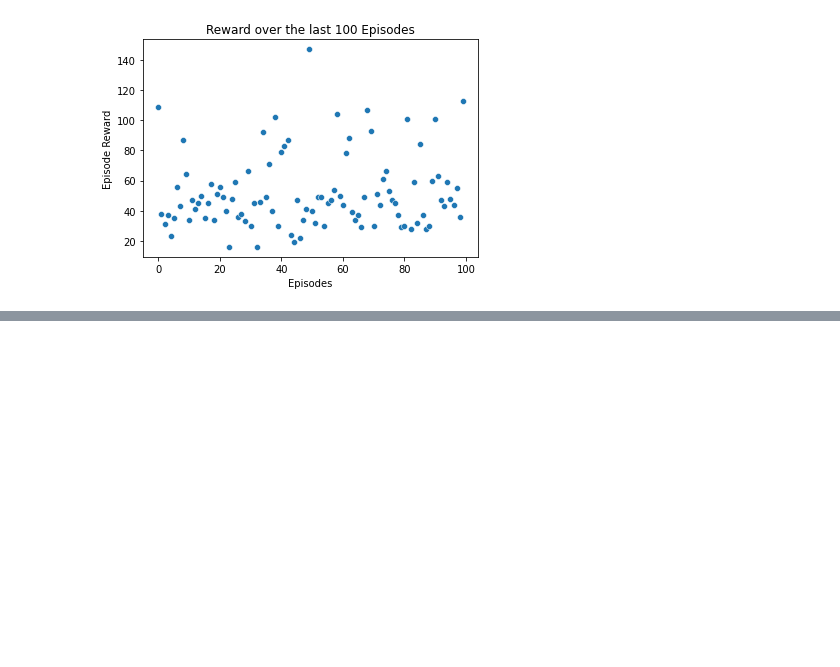
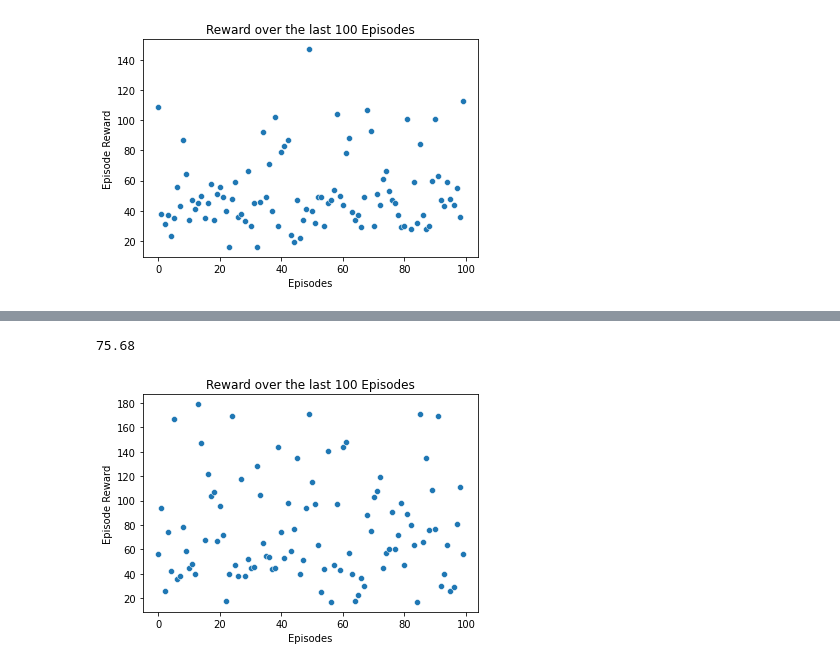
Before and after one commit to stefanbschneider/old-blog, a Jupyter notebook: _notebooks/2021-11-16-rl-self-attention.ipynb, the cells around one changed output, grey strips where cells are left out. Drawn from its saved outputs; the diff is of its cells as text; code cells hidden in the pictures; blank space fills up the shorter version.

Commit message:
extend description; try lstm and attention with stacked obs

```diff
--- a/_notebooks/2021-11-16-rl-self-attention.ipynb
+++ b/_notebooks/2021-11-16-rl-self-attention.ipynb
@@ -289,15 +319,17 @@ Use Gym's `FrameStack` to automatically stack the last x frames.
 # %%
 from gym.wrappers import FrameStack
+
+NUM_FRAMES = 4
 
 # stateless CartPole --> only 2 observations: position of cart & angle of pole (not: velocity of cart or pole)
 env = StatelessCartPole()
 print(f"Shape of observation space (stateless CartPole): {env.observation_space.shape}")
 
-# stack last 10 observations into sequence --> 10x2
-env_stacked = FrameStack(env, 10)
+# stack last n observations into sequence --> n x 2
+env_stacked = FrameStack(env, NUM_FRAMES)
 print(f"Shape of observation space (stacked stateless CartPole): {env_stacked.observation_space.shape}")
 
 # register env for RLlib
-registry.register_env("StackedStatelessCartPole", lambda _: FrameStack(StatelessCartPole(), 10))
+registry.register_env("StackedStatelessCartPole", lambda _: FrameStack(StatelessCartPole(), NUM_FRAMES))
 # %% [output]
 Shape of observation space (stateless CartPole): (2,)
@@ -381,0 +464,19 @@ Also see the corresponding RLlib example: https://github.com/ray-project/ray/blo
+# %%
+#collapse-output
+
+from ray.rllib.examples.models.trajectory_view_utilizing_models import FrameStackingCartPoleModel
+from ray.rllib.models.catalog import ModelCatalog
+
+ModelCatalog.register_custom_model("stacking_model", FrameStackingCartPoleModel)
+
+config3a2 = ppo.DEFAULT_CONFIG.copy()
+config3a2["env"] = "StatelessCartPole"
+config3a2["model"] = {
+    "custom_model": "stacking_model",
+    "custom_model_config": {
+        "num_frames": NUM_FRAMES,
+    }
+}
+
+results3a2 = ray.tune.run("PPO", config=config3a2, stop=stop)
+print("Option 3a2 with Trajectory API: Training finished successfully")
@@ -381,0 +572,12 @@ Also see the corresponding RLlib example: https://github.com/ray-project/ray/blo
+# %%
+# check results
+results3a2.default_metric = "episode_reward_mean"
+results3a2.default_mode = "max"
+# print the mean episode reward = episode length --> higher = better
+results3a2.best_result["episode_reward_mean"]
+# %% [output]
+75.68
+# %%
+plot_rewards(results3a2)
+# %% [output]
+[figure, added]
```
Also changed, not shown: parts of 34 cells of this notebook.
